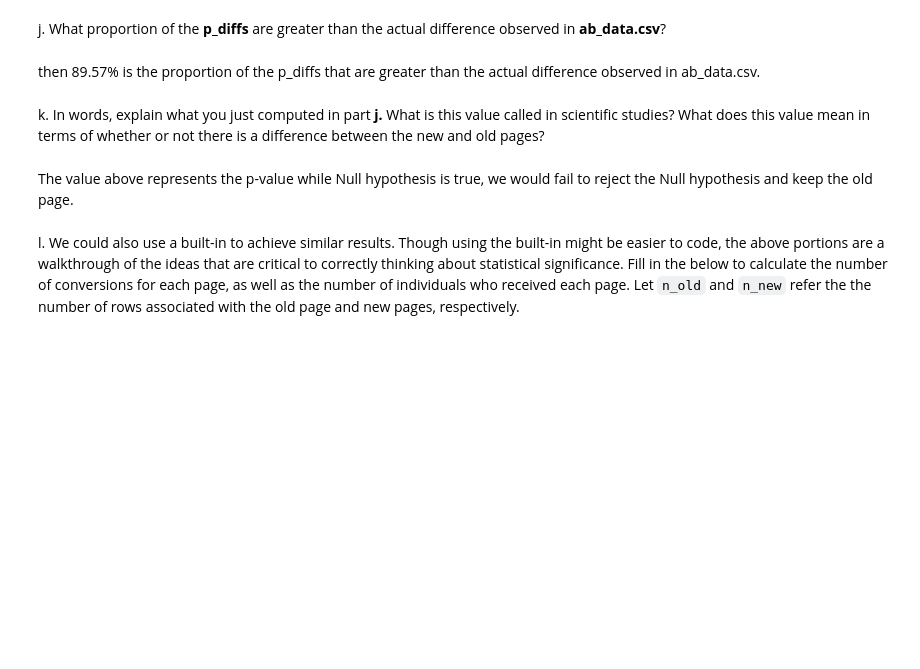
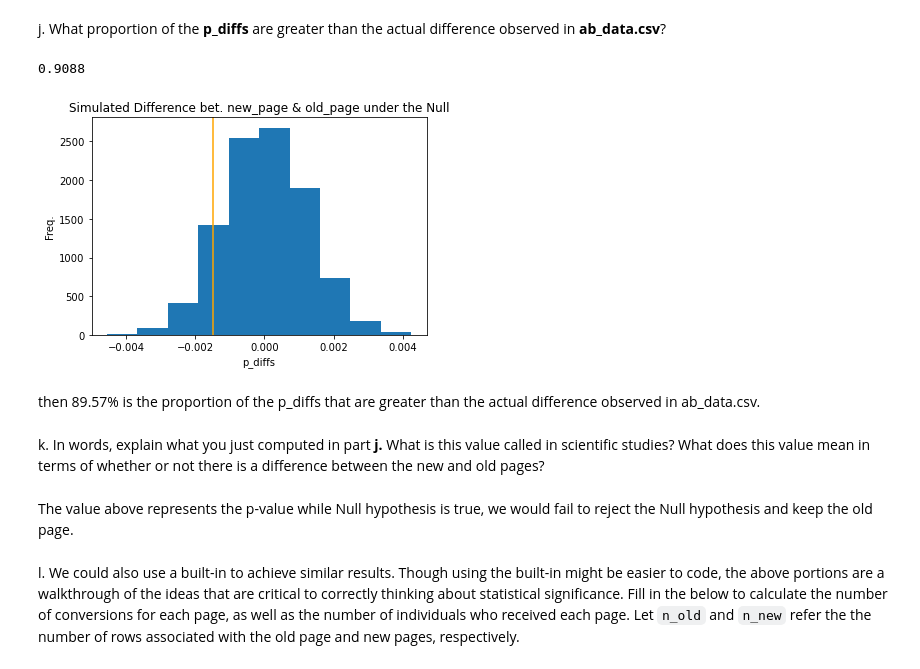
Before and after one commit to Theabdelkader/Analyze-AB-Test-Results, a Jupyter notebook: Analyze_ab_test_results_notebook.ipynb, the cells around one changed output. Cells and saved outputs as stored; diff of their text form; code cells hidden in the pictures; blank space fills up the shorter version.

```diff
--- a/Analyze_ab_test_results_notebook.ipynb
+++ b/Analyze_ab_test_results_notebook.ipynb
@@ -327,20 +329,18 @@ plt.title('Simulated Difference bet. new_page & old_page under the Null');
 # %% [markdown]
 j. What proportion of the **p_diffs** are greater than the actual difference observed in **ab_data.csv**?
-# %%
-#The actucl difference:
-org_new_mean = df.query('group =="treatment"').converted.mean()
-org_old_mean = df.query('group =="control"').converted.mean()
-org_diff = (org_new_mean - org_old_mean)
-#Convert p_diffs to array to be able to make inequality
-p_diffs = np.array(p_diffs)
-# Calculate the propotion of the p_diffs are greater than the actual difference observed in ab_data.csv
-(p_diffs > org_diff).mean()
+# %%
+# Using obs_diff (actual difference) calculated in part 1 to compare with calculated p_diffs.
+(diff < p_diffs).mean()
+# %% [output]
+0.9088
 # %%
 #line for the original differance
-plt.hist(p_diffs,bins=30);plt.axvline(org_diff,c='orange')
+plt.hist(p_diffs);plt.axvline(org_diff,c='orange')
 plt.xlabel('p_diffs')
 plt.ylabel('Freq.')
 plt.title('Simulated Difference bet. new_page & old_page under the Null');
+# %% [output]
+[figure, added]
 # %% [markdown]
 then 89.57% is the proportion of the p_diffs that are greater than the actual difference observed in ab_data.csv.
 # %% [markdown]
```
Also changed, not shown: parts of 10 cells of this notebook.
